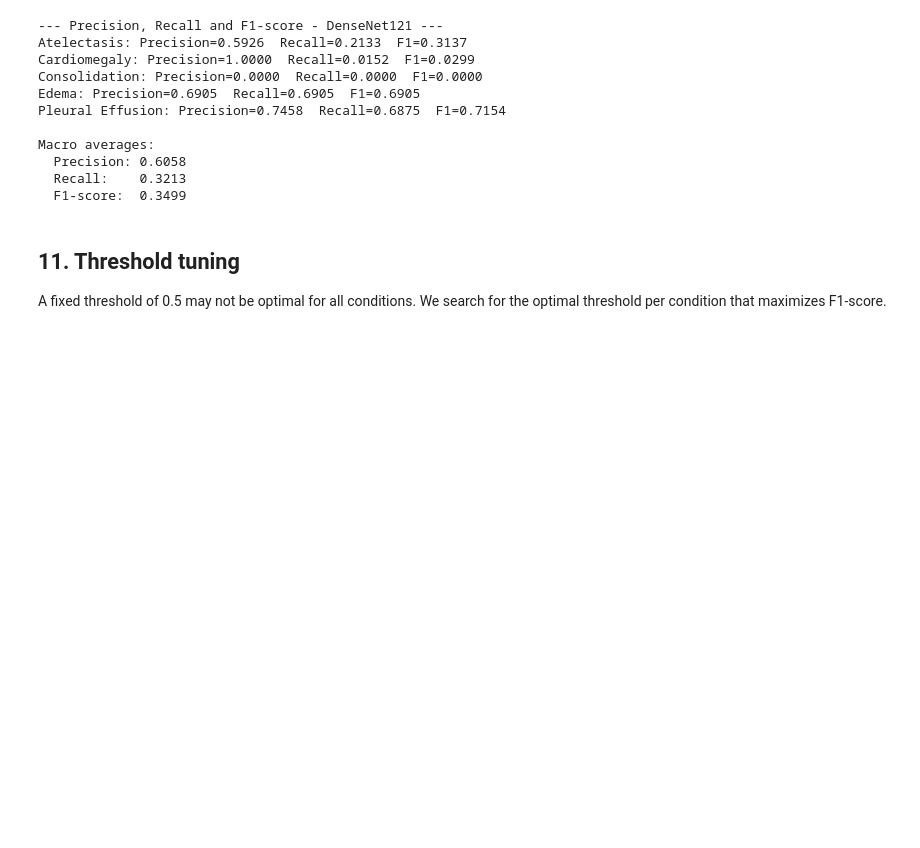
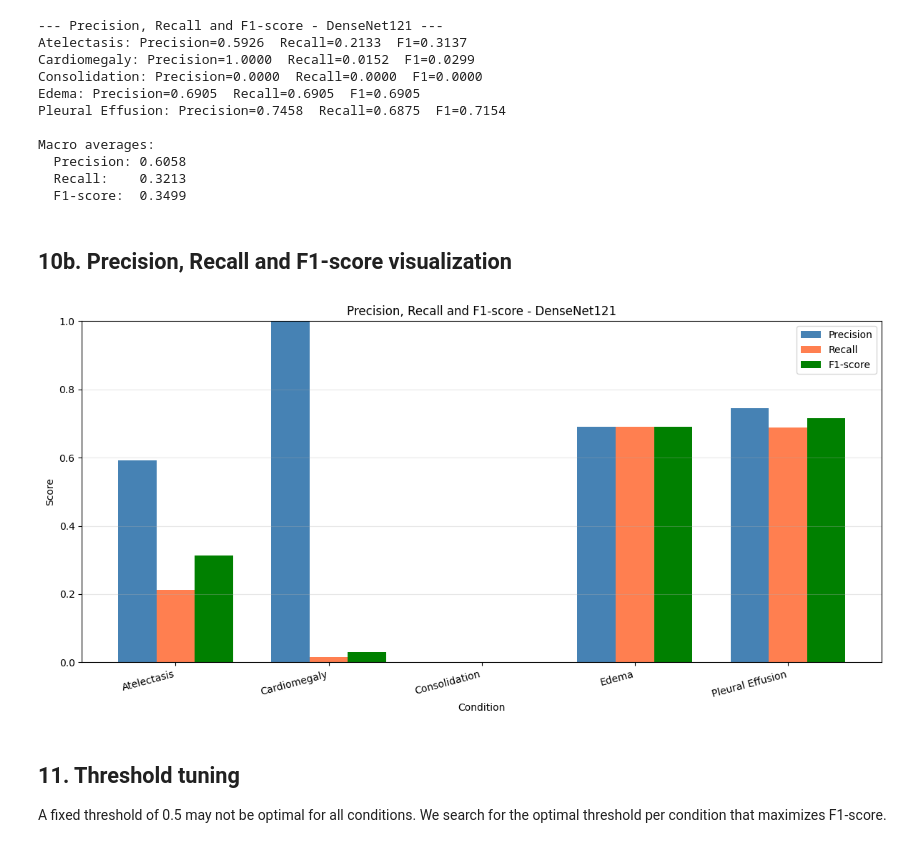
Before and after one commit to MagneSvalland/chexpert-disease-detection, a Jupyter notebook: notebooks/03_transfer_learning.ipynb, the cells around one changed output. Saved outputs shown, nothing was run; the diff lists cells and outputs as text; code cells hidden in the pictures; blank space fills up the shorter version.

```diff
--- a/notebooks/03_transfer_learning.ipynb
+++ b/notebooks/03_transfer_learning.ipynb
@@ -482,6 +504,36 @@ Macro averages:
   Precision: 0.6058
   Recall:    0.3213
   F1-score:  0.3499
+# %% [markdown]
+## 10b. Precision, Recall and F1-score visualization
+# %%
+metrics_data = {
+    'Precision': [precision_score(y_true[:, i], y_pred_binary[:, i], zero_division=0) for i in range(len(LABELS))],
+    'Recall': [recall_score(y_true[:, i], y_pred_binary[:, i], zero_division=0) for i in range(len(LABELS))],
+    'F1-score': [f1_score(y_true[:, i], y_pred_binary[:, i], zero_division=0) for i in range(len(LABELS))]
+}
+
+x = np.arange(len(LABELS))
+width = 0.25
+
+fig, ax = plt.subplots(figsize=(12, 6))
+ax.bar(x - width, metrics_data['Precision'], width, label='Precision', color='steelblue')
+ax.bar(x, metrics_data['Recall'], width, label='Recall', color='coral')
+ax.bar(x + width, metrics_data['F1-score'], width, label='F1-score', color='green')
+
+ax.set_xlabel('Condition')
+ax.set_ylabel('Score')
+ax.set_title('Precision, Recall and F1-score - DenseNet121')
+ax.set_xticks(x)
+ax.set_xticklabels(LABELS, rotation=15, ha='right')
+ax.legend()
+ax.set_ylim(0, 1.0)
+ax.grid(axis='y', alpha=0.3)
+plt.tight_layout()
+plt.savefig('../results/figures/densenet_prf.png')
+plt.show()
+# %% [output]
+[figure, added]
 # %% [markdown]
 ## 11. Threshold tuning
 
```
Also changed, not shown: parts of 6 cells of this notebook, 6 other files.
